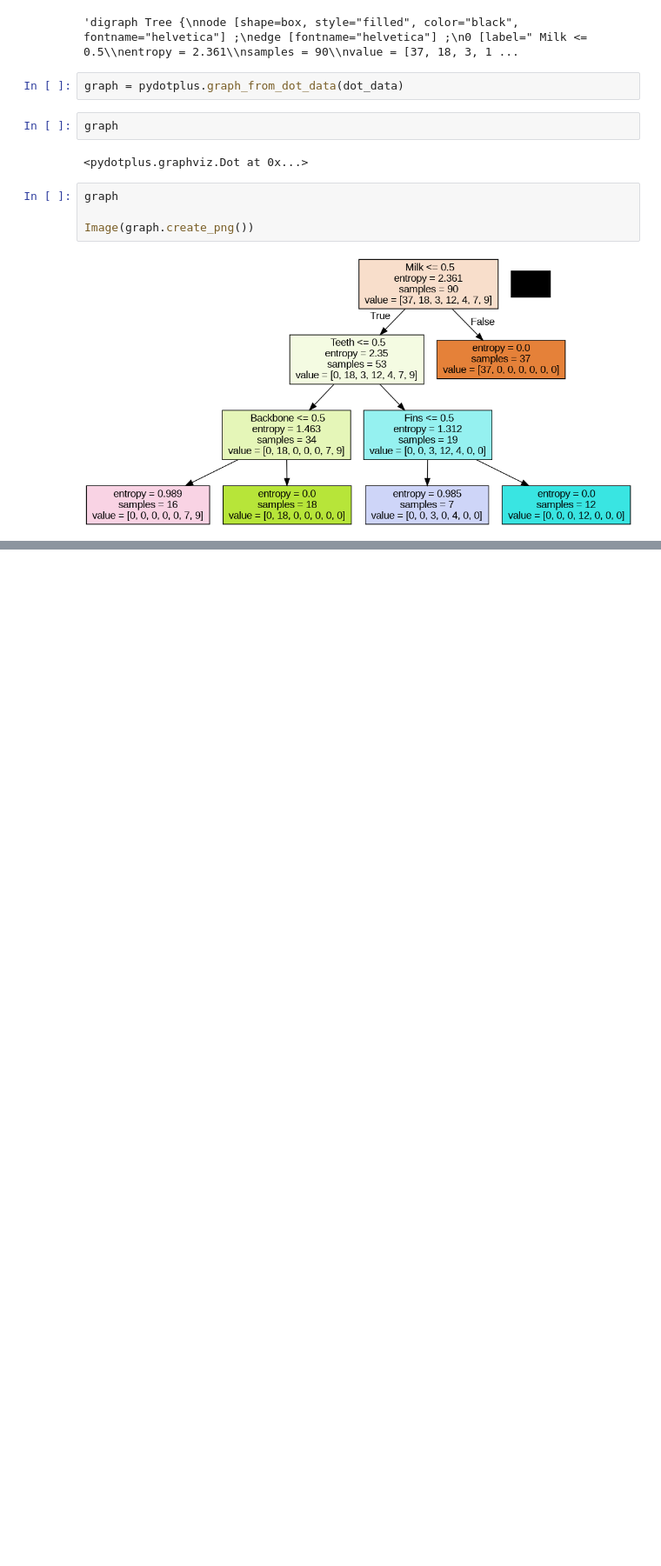
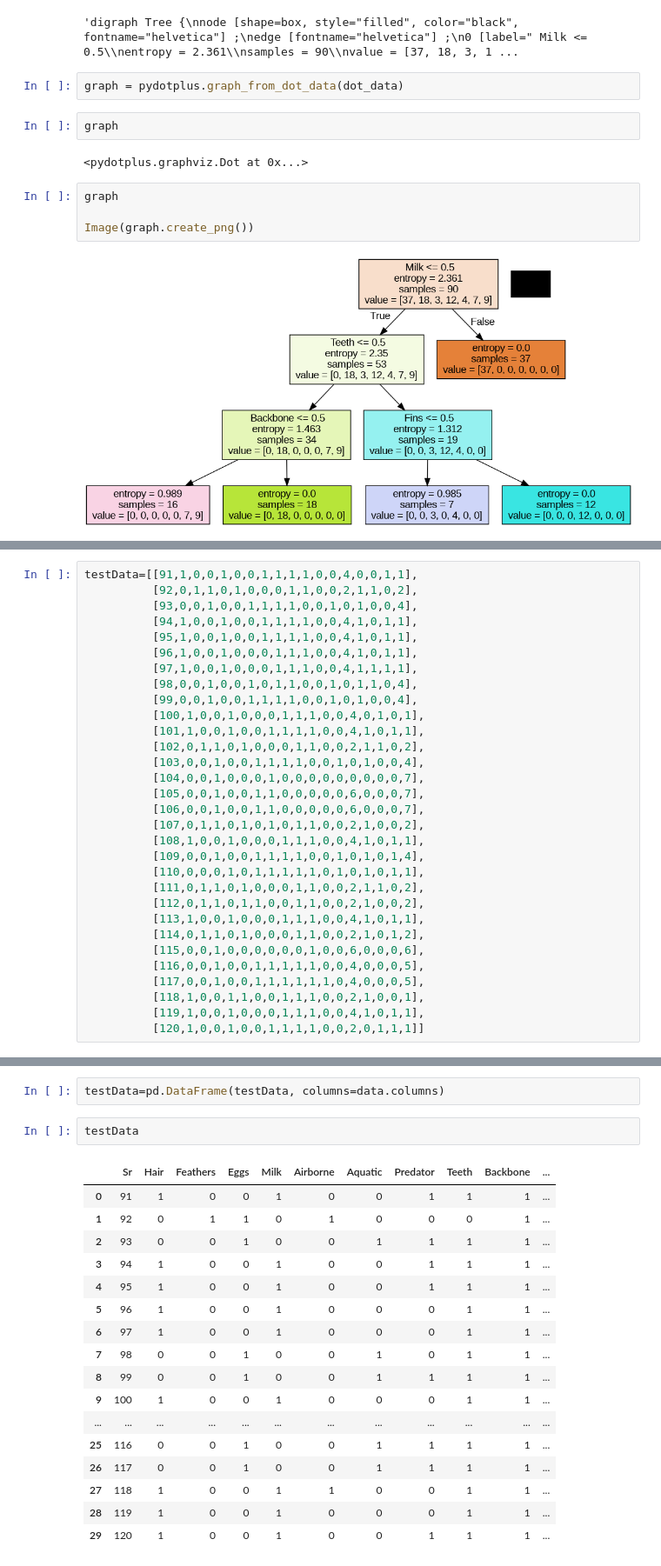
Before and after one commit to OnsongoMabeya/Descision_trees_Animals_Dataset, a Jupyter notebook: Week_8,_9_&_10_Decision_tree_Animals_dataset.ipynb, the cells around one changed output, grey strips where cells are left out. Shown: that part at 87% size. Drawn from its saved outputs; the diff is of its cells as text; blank space fills up the shorter version.

```diff
--- a/Week_8,_9_&_10_Decision_tree_Animals_dataset.ipynb
+++ b/Week_8,_9_&_10_Decision_tree_Animals_dataset.ipynb
@@ -140,0 +146,31 @@ Image(graph.create_png())
+# %%
+testData=[[91,1,0,0,1,0,0,1,1,1,1,0,0,4,0,0,1,1],
+          [92,0,1,1,0,1,0,0,0,1,1,0,0,2,1,1,0,2],
+          [93,0,0,1,0,0,1,1,1,1,0,0,1,0,1,0,0,4],
+          [94,1,0,0,1,0,0,1,1,1,1,0,0,4,1,0,1,1],
+          [95,1,0,0,1,0,0,1,1,1,1,0,0,4,1,0,1,1],
+          [96,1,0,0,1,0,0,0,1,1,1,0,0,4,1,0,1,1],
+          [97,1,0,0,1,0,0,0,1,1,1,0,0,4,1,1,1,1],
+          [98,0,0,1,0,0,1,0,1,1,0,0,1,0,1,1,0,4],
+          [99,0,0,1,0,0,1,1,1,1,0,0,1,0,1,0,0,4],
+          [100,1,0,0,1,0,0,0,1,1,1,0,0,4,0,1,0,1],
+          [101,1,0,0,1,0,0,1,1,1,1,0,0,4,1,0,1,1],
+          [102,0,1,1,0,1,0,0,0,1,1,0,0,2,1,1,0,2],
+          [103,0,0,1,0,0,1,1,1,1,0,0,1,0,1,0,0,4],
+          [104,0,0,1,0,0,0,1,0,0,0,0,0,0,0,0,0,7],
+          [105,0,0,1,0,0,1,1,0,0,0,0,0,6,0,0,0,7],
+          [106,0,0,1,0,0,1,1,0,0,0,0,0,6,0,0,0,7],
+          [107,0,1,1,0,1,0,1,0,1,1,0,0,2,1,0,0,2],
+          [108,1,0,0,1,0,0,0,1,1,1,0,0,4,1,0,1,1],
+          [109,0,0,1,0,0,1,1,1,1,0,0,1,0,1,0,1,4],
+          [110,0,0,0,1,0,1,1,1,1,1,0,1,0,1,0,1,1],
+          [111,0,1,1,0,1,0,0,0,1,1,0,0,2,1,1,0,2],
+          [112,0,1,1,0,1,1,0,0,1,1,0,0,2,1,0,0,2],
+          [113,1,0,0,1,0,0,0,1,1,1,0,0,4,1,0,1,1],
+          [114,0,1,1,0,1,0,0,0,1,1,0,0,2,1,0,1,2],
+          [115,0,0,1,0,0,0,0,0,0,1,0,0,6,0,0,0,6],
+          [116,0,0,1,0,0,1,1,1,1,1,0,0,4,0,0,0,5],
+          [117,0,0,1,0,0,1,1,1,1,1,1,0,4,0,0,0,5],
+          [118,1,0,0,1,1,0,0,1,1,1,0,0,2,1,0,0,1],
+          [119,1,0,0,1,0,0,0,1,1,1,0,0,4,1,0,1,1],
+          [120,1,0,0,1,0,0,1,1,1,1,0,0,2,0,1,1,1]]
@@ -140,0 +204,22 @@ Image(graph.create_png())
+# %%
+testData=pd.DataFrame(testData, columns=data.columns)
+# %%
+testData
+# %% [output]
+|  | Sr | Hair | Feathers | Eggs | Milk | Airborne | Aquatic | Predator | Teeth | Backbone | ... |
+| 0 | 91 | 1 | 0 | 0 | 1 | 0 | 0 | 1 | 1 | 1 | ... |
+| 1 | 92 | 0 | 1 | 1 | 0 | 1 | 0 | 0 | 0 | 1 | ... |
+| 2 | 93 | 0 | 0 | 1 | 0 | 0 | 1 | 1 | 1 | 1 | ... |
+| 3 | 94 | 1 | 0 | 0 | 1 | 0 | 0 | 1 | 1 | 1 | ... |
+| 4 | 95 | 1 | 0 | 0 | 1 | 0 | 0 | 1 | 1 | 1 | ... |
+| 5 | 96 | 1 | 0 | 0 | 1 | 0 | 0 | 0 | 1 | 1 | ... |
+| 6 | 97 | 1 | 0 | 0 | 1 | 0 | 0 | 0 | 1 | 1 | ... |
+| 7 | 98 | 0 | 0 | 1 | 0 | 0 | 1 | 0 | 1 | 1 | ... |
+| 8 | 99 | 0 | 0 | 1 | 0 | 0 | 1 | 1 | 1 | 1 | ... |
+| 9 | 100 | 1 | 0 | 0 | 1 | 0 | 0 | 0 | 1 | 1 | ... |
+| ... | ... | ... | ... | ... | ... | ... | ... | ... | ... | ... | ... |
+| 25 | 116 | 0 | 0 | 1 | 0 | 0 | 1 | 1 | 1 | 1 | ... |
+| 26 | 117 | 0 | 0 | 1 | 0 | 0 | 1 | 1 | 1 | 1 | ... |
+| 27 | 118 | 1 | 0 | 0 | 1 | 1 | 0 | 0 | 1 | 1 | ... |
+| 28 | 119 | 1 | 0 | 0 | 1 | 0 | 0 | 0 | 1 | 1 | ... |
+| 29 | 120 | 1 | 0 | 0 | 1 | 0 | 0 | 1 | 1 | 1 | ... |
```
Also changed, not shown: parts of 19 cells of this notebook.
